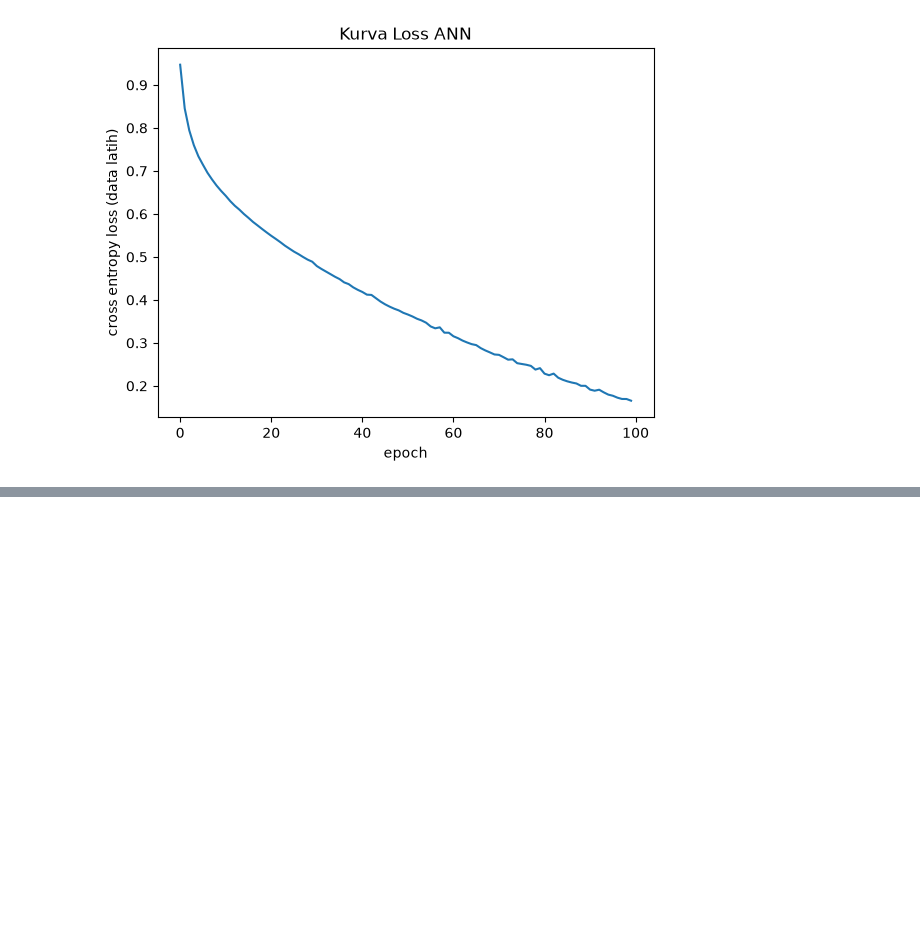
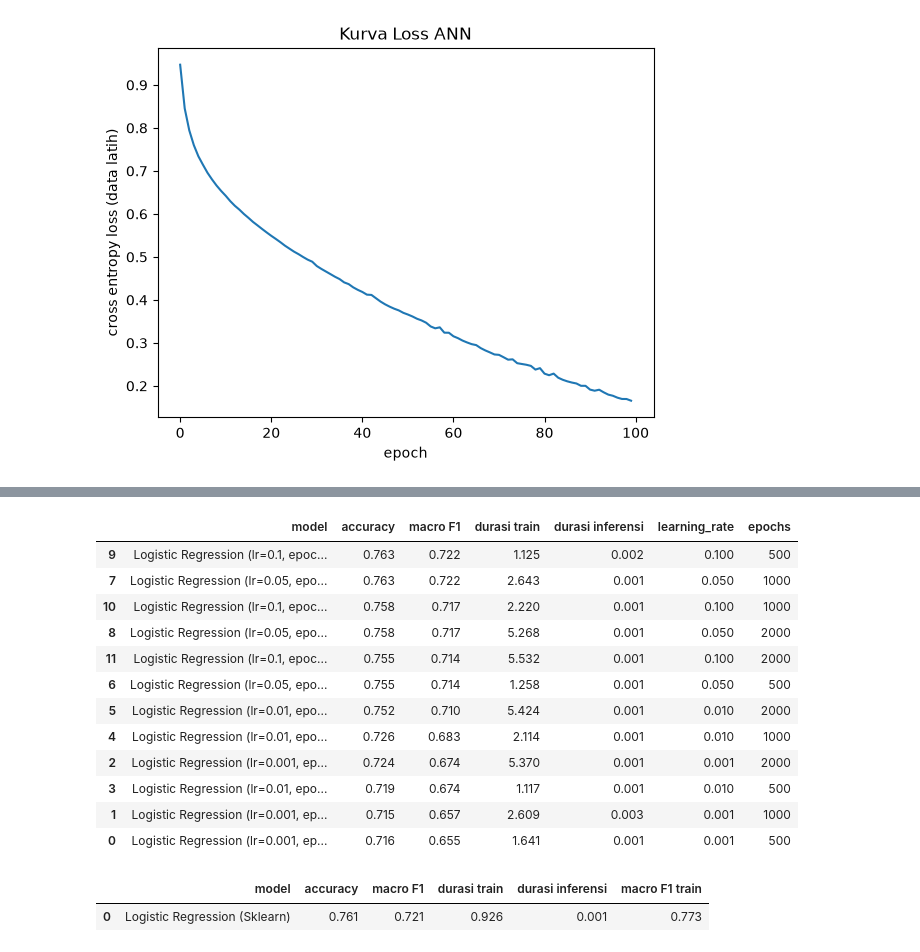
Before and after one commit to RuhullahReza/Project-2-Advanced-AI, a Jupyter notebook: model.ipynb, the cells around one changed output, grey strips where cells are left out. Drawn from its saved outputs; the diff is of its cells as text; code cells hidden in the pictures; blank space fills up the shorter version.

```diff
--- a/model.ipynb
+++ b/model.ipynb
@@ -942,0 +965,40 @@ Jumlah Prediksi yang Sama:  545 Jumlah data:  620
+# %%
+hasil_lr = []
+
+for lr_rate in [0.001, 0.01, 0.05, 0.1]:
+    for epoch in [500, 1000, 2000]:
+
+        model = LogisticRegression(learning_rate=lr_rate, epochs=epoch)
+
+        hasil = evaluasi(f"Logistic Regression (lr={lr_rate}, epoch={epoch})", model, X_fit, y_fit, X_v, y_v)
+        hasil["learning_rate"] = lr_rate
+        hasil["epochs"] = epoch
+        hasil_lr.append(hasil)
+
+pd.DataFrame(hasil_lr).sort_values("macro F1", ascending=False).round(3)
+# %% [output]
+|  | model | accuracy | macro F1 | durasi train | durasi inferensi | learning_rate | epochs |
+| 9 | Logistic Regression (lr=0.1, epoc... | 0.763 | 0.722 | 1.125 | 0.002 | 0.100 | 500 |
+| 7 | Logistic Regression (lr=0.05, epo... | 0.763 | 0.722 | 2.643 | 0.001 | 0.050 | 1000 |
+| 10 | Logistic Regression (lr=0.1, epoc... | 0.758 | 0.717 | 2.220 | 0.001 | 0.100 | 1000 |
+| 8 | Logistic Regression (lr=0.05, epo... | 0.758 | 0.717 | 5.268 | 0.001 | 0.050 | 2000 |
+| 11 | Logistic Regression (lr=0.1, epoc... | 0.755 | 0.714 | 5.532 | 0.001 | 0.100 | 2000 |
+| 6 | Logistic Regression (lr=0.05, epo... | 0.755 | 0.714 | 1.258 | 0.001 | 0.050 | 500 |
+| 5 | Logistic Regression (lr=0.01, epo... | 0.752 | 0.710 | 5.424 | 0.001 | 0.010 | 2000 |
+| 4 | Logistic Regression (lr=0.01, epo... | 0.726 | 0.683 | 2.114 | 0.001 | 0.010 | 1000 |
+| 2 | Logistic Regression (lr=0.001, ep... | 0.724 | 0.674 | 5.370 | 0.001 | 0.001 | 2000 |
+| 3 | Logistic Regression (lr=0.01, epo... | 0.719 | 0.674 | 1.117 | 0.001 | 0.010 | 500 |
+| 1 | Logistic Regression (lr=0.001, ep... | 0.715 | 0.657 | 2.609 | 0.003 | 0.001 | 1000 |
+| 0 | Logistic Regression (lr=0.001, ep... | 0.716 | 0.655 | 1.641 | 0.001 | 0.001 | 500 |
+# %%
+from sklearn.linear_model import LogisticRegression as SklearnLogisticRegression
+
+lr_sklearn = SklearnLogisticRegression(C=1.0, max_iter=2000, solver="lbfgs", random_state=RANDOM_STATE)
+
+hasil = evaluasi("Logistic Regression (Sklearn)", lr_sklearn, X_fit, y_fit, X_v, y_v)
+hasil["macro F1 train"] = f1_score(y_fit, lr_sklearn.predict(X_fit), average="macro")
+
+pd.DataFrame([hasil]).round(3)
+# %% [output]
+|  | model | accuracy | macro F1 | durasi train | durasi inferensi | macro F1 train |
+| 0 | Logistic Regression (Sklearn) | 0.761 | 0.721 | 0.926 | 0.001 | 0.773 |
```
Also changed, not shown: parts of 17 cells of this notebook, 1 other file.
